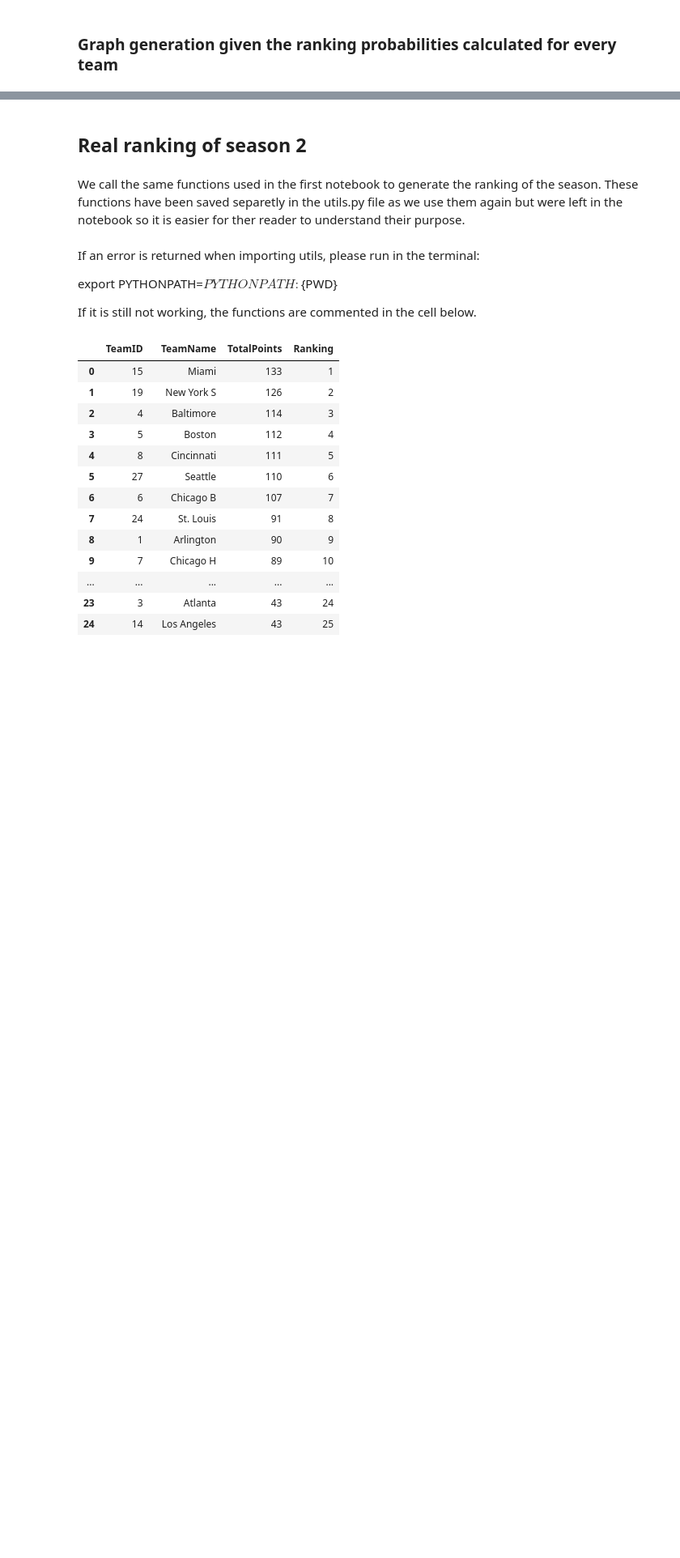
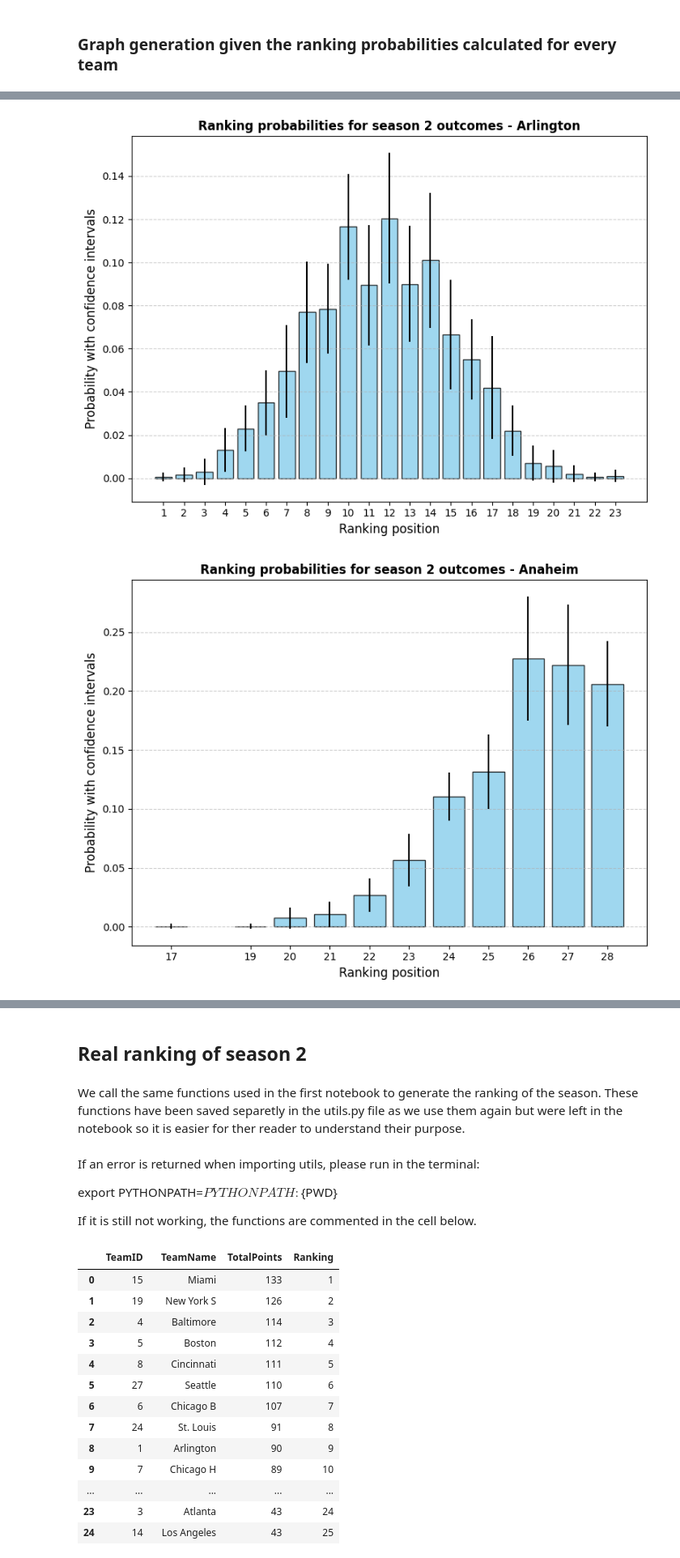
Before and after one commit to GuillaumeMendle/football_prediction, a Jupyter notebook: project_code/model_enhanced.ipynb, the cells around one changed output, grey strips where cells are left out. Shown at 81% size. Cells and saved outputs as stored; diff of their text form; code cells hidden in the pictures; blank space fills up the shorter version.

```diff
--- a/project_code/model_enhanced.ipynb
+++ b/project_code/model_enhanced.ipynb
@@ -661,12 +679,12 @@ df_ranking_season2
+# %%
+# - Take as an input the results of the multiple Monte-Carlo simualtions with a random goalkeeper assignment everytime.
+# - Calculate the confidence intervals for a team to finish at every ranking positions at the end of the season - as
+# we have multiple season simulations with different goalkeepers for every game.
+total_position_lower_CI_season2, total_position_upper_CI_season2, total_position_mean_season2 = mc_simulation.confidence_intervals_calculation(total_position_counts_season2)
+# %%
+df_CI_lower = mc_simulation.transform_dict_to_dataframe(total_position_lower_CI_season2).fillna(0)
+df_CI_upper = mc_simulation.transform_dict_to_dataframe(total_position_upper_CI_season2).fillna(0)
+df_ranking_season2_proba = mc_simulation.transform_dict_to_dataframe(total_position_mean_season2)
+df_CI_length = df_CI_upper - df_CI_lower
 # %% [markdown]
 ### Graph generation given the ranking probabilities calculated for every team
-# %%
-for i in ALL_TEAM_IDS:
-    if i <= 5:
-        ranking_team = df_ranking_season2_proba[f"TeamID_{i}"]
-        ranking_team_plot = ranking_team[ranking_team!=0]
-        plt.bar(ranking_team_plot.index, ranking_team_plot.values)
-        plt.show()
-
-    else:
-        break
@@ -678,0 +691,23 @@ for i in ALL_TEAM_IDS:
+# %%
+for i in ALL_TEAM_IDS:
+    if i <= 5:
+        team_name = teams_data[teams_data["TeamID"]==i]["TeamName"].values[0]
+        ranking_team = df_ranking_season2_proba[f"TeamID_{i}"]
+        confidence_intervals_values = df_CI_length[f"TeamID_{i}"]
+        ranking_team_plot = ranking_team[ranking_team!=0]
+        confidence_intervals_values_plot = confidence_intervals_values[ranking_team_plot.index]
+
+        plt.figure(figsize = (8,6))
+        plt.bar(ranking_team_plot.index, ranking_team_plot.values, yerr = confidence_intervals_values_plot.values, color='skyblue', edgecolor='black', alpha=0.8)
+        plt.title(f"Ranking probabilities for season 2 outcomes - {team_name}", fontsize=12, fontweight='bold')
+        plt.xticks(ranking_team_plot.index)
+        plt.xlabel("Ranking position", fontsize=12)
+        plt.ylabel("Probability with confidence intervals", fontsize=12)
+        plt.tight_layout()
+        plt.grid(axis='y', linestyle='--', alpha=0.6)
+        plt.show()
+    else:
+        break
+# %% [output]
+[figure, added]
+[figure, added]
```
Also changed, not shown: parts of 12 cells of this notebook.
